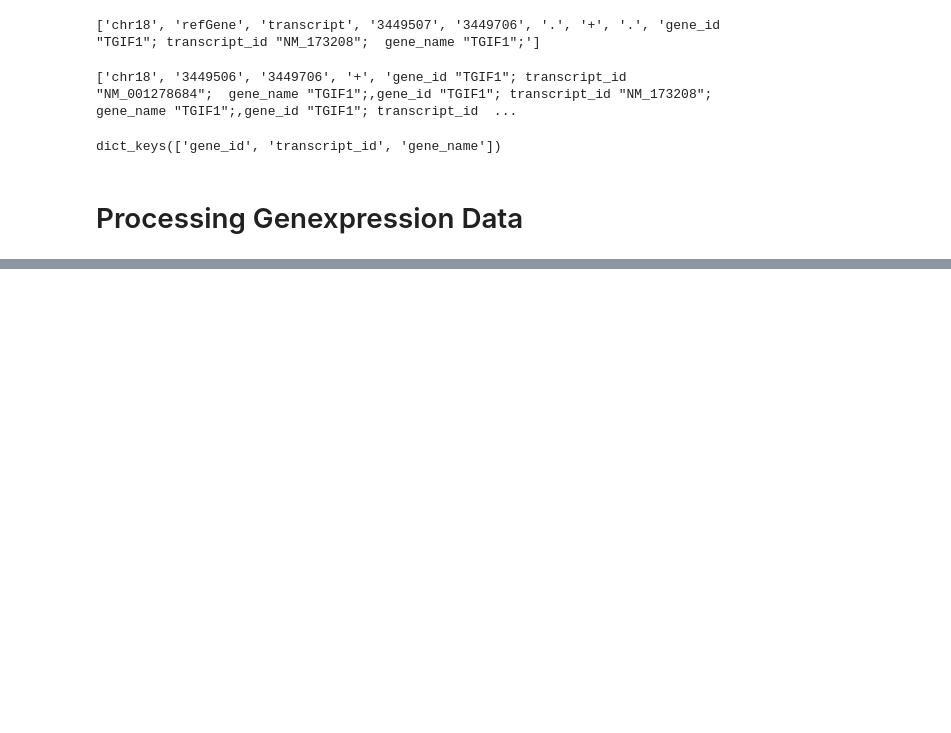
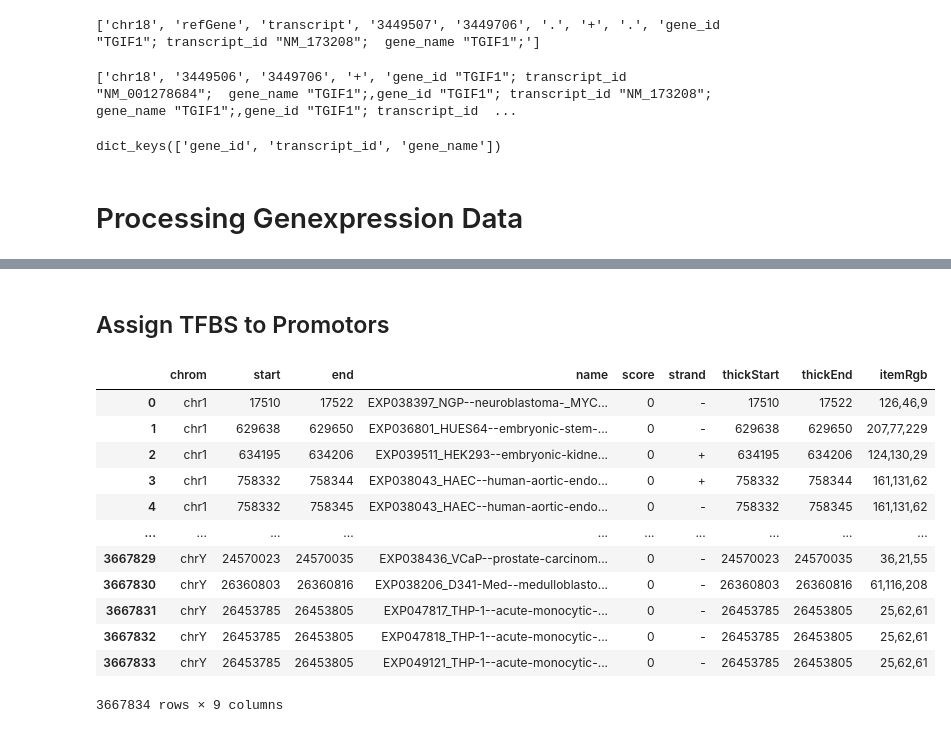
Before and after one commit to JulianMeigen/Bachelor, a Jupyter notebook: Collect_Data/Beginning.ipynb, the cells around one changed output, grey strips where cells are left out. Cells and saved outputs as stored; diff of their text form; code cells hidden in the pictures; blank space fills up the shorter version.

```diff
--- a/Collect_Data/Beginning.ipynb
+++ b/Collect_Data/Beginning.ipynb
@@ -324,0 +436,25 @@ gene_expr
+# %% [markdown]
+## Assign TFBS to Promotors
+# %%
+# promotors intersect TFBS (-wa, -wb) --> get promotors back, which had intersection with additional infos about TFBS
+# maybe first should TFBS should be filtered, who intersect with something (TFBS intersect promotors (-wa) (?))
+# reduce_tfbs = tfbs_data.intersect(promotors_gtex, wa=True).saveas("/sybig/projects/GeneRegulation/data/jme/Bachelorarbeit/data/tfbs_intersect_promotors_wa.bed")
+reduce_tfbs = pybedtools.BedTool("/sybig/projects/GeneRegulation/data/jme/Bachelorarbeit/data/tfbs_intersect_promotors_wa.bed")
+# %%
+df_tfbs = reduce_tfbs.to_dataframe()
+# %%
+df_tfbs
+# %% [output]
+|  | chrom | start | end | name | score | strand | thickStart | thickEnd | itemRgb |
+| 0 | chr1 | 17510 | 17522 | EXP038397_NGP--neuroblastoma-_MYC... | 0 | - | 17510 | 17522 | 126,46,9 |
+| 1 | chr1 | 629638 | 629650 | EXP036801_HUES64--embryonic-stem-... | 0 | - | 629638 | 629650 | 207,77,229 |
+| 2 | chr1 | 634195 | 634206 | EXP039511_HEK293--embryonic-kidne... | 0 | + | 634195 | 634206 | 124,130,29 |
+| 3 | chr1 | 758332 | 758344 | EXP038043_HAEC--human-aortic-endo... | 0 | + | 758332 | 758344 | 161,131,62 |
+| 4 | chr1 | 758332 | 758345 | EXP038043_HAEC--human-aortic-endo... | 0 | - | 758332 | 758345 | 161,131,62 |
+| ... | ... | ... | ... | ... | ... | ... | ... | ... | ... |
+| 3667829 | chrY | 24570023 | 24570035 | EXP038436_VCaP--prostate-carcinom... | 0 | - | 24570023 | 24570035 | 36,21,55 |
+| 3667830 | chrY | 26360803 | 26360816 | EXP038206_D341-Med--medulloblasto... | 0 | - | 26360803 | 26360816 | 61,116,208 |
+| 3667831 | chrY | 26453785 | 26453805 | EXP047817_THP-1--acute-monocytic-... | 0 | - | 26453785 | 26453805 | 25,62,61 |
+| 3667832 | chrY | 26453785 | 26453805 | EXP047818_THP-1--acute-monocytic-... | 0 | - | 26453785 | 26453805 | 25,62,61 |
+| 3667833 | chrY | 26453785 | 26453805 | EXP049121_THP-1--acute-monocytic-... | 0 | - | 26453785 | 26453805 | 25,62,61 |
+3667834 rows × 9 columns
```
Also changed, not shown: parts of 18 cells of this notebook, 5 other files.
